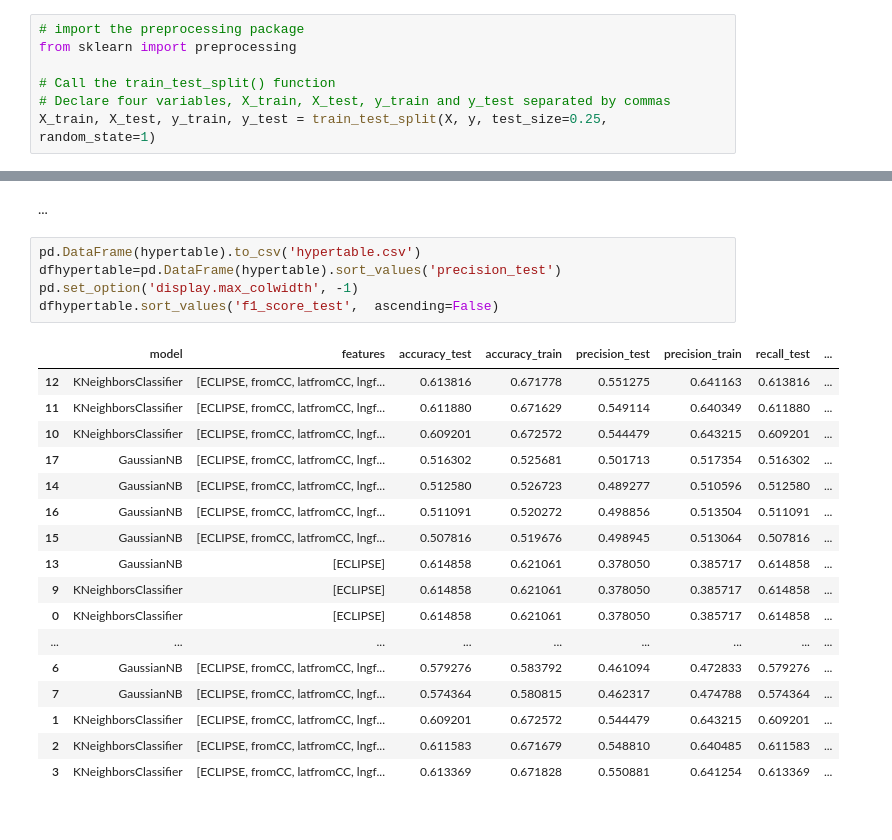
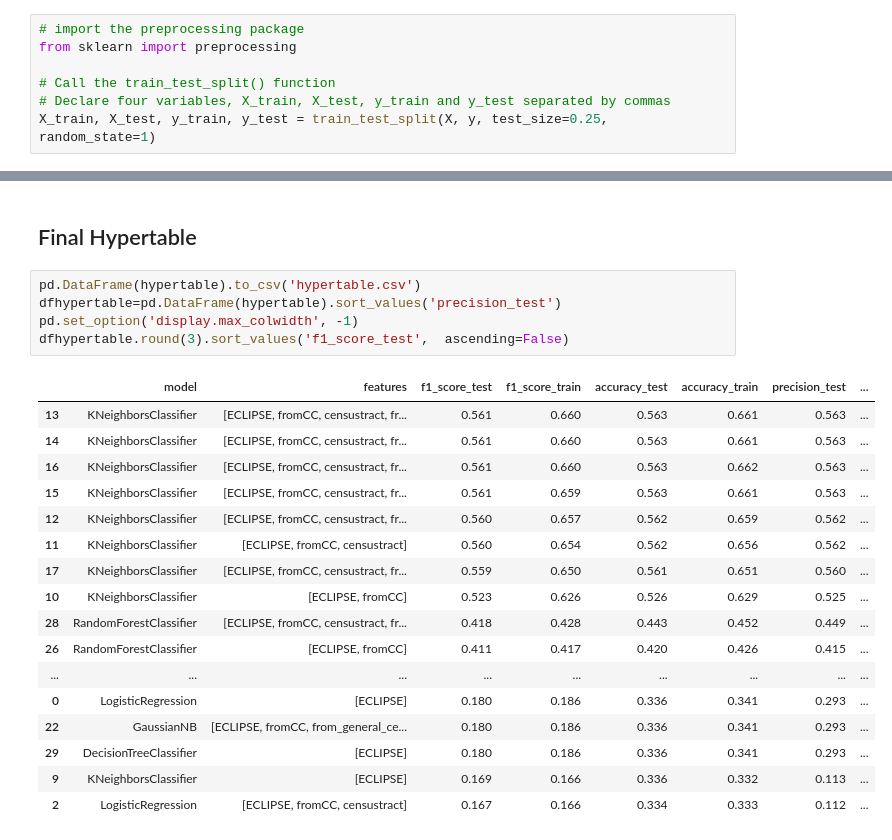
Before and after one commit to adreyzin/Philly_L_and_I_Appeals, a Jupyter notebook: City of Philadelphia Licenses and Inspections Appeals.ipynb, the cells around one changed output, grey strips where cells are left out. Drawn from its saved outputs; the diff is of its cells as text.

```diff
--- a/City of Philadelphia Licenses and Inspections Appeals.ipynb
+++ b/City of Philadelphia Licenses and Inspections Appeals.ipynb
@@ -1297,25 +1907,25 @@ Normalized confusion matrix
 # %% [markdown]
-...
+## Final Hypertable
 # %%
 pd.DataFrame(hypertable).to_csv('hypertable.csv')
 dfhypertable=pd.DataFrame(hypertable).sort_values('precision_test')
 pd.set_option('display.max_colwidth', -1)
-dfhypertable.sort_values('f1_score_test',  ascending=False)
+dfhypertable.round(3).sort_values('f1_score_test',  ascending=False)
 # %% [output]
-|  | model | features | accuracy_test | accuracy_train | precision_test | precision_train | recall_test | ... |
-| 12 | KNeighborsClassifier | [ECLIPSE, fromCC, latfromCC, lngf... | 0.613816 | 0.671778 | 0.551275 | 0.641163 | 0.613816 | ... |
-| 11 | KNeighborsClassifier | [ECLIPSE, fromCC, latfromCC, lngf... | 0.611880 | 0.671629 | 0.549114 | 0.640349 | 0.611880 | ... |
-| 10 | KNeighborsClassifier | [ECLIPSE, fromCC, latfromCC, lngf... | 0.609201 | 0.672572 | 0.544479 | 0.643215 | 0.609201 | ... |
-| 17 | GaussianNB | [ECLIPSE, fromCC, latfromCC, lngf... | 0.516302 | 0.525681 | 0.501713 | 0.517354 | 0.516302 | ... |
-| 14 | GaussianNB | [ECLIPSE, fromCC, latfromCC, lngf... | 0.512580 | 0.526723 | 0.489277 | 0.510596 | 0.512580 | ... |
-| 16 | GaussianNB | [ECLIPSE, fromCC, latfromCC, lngf... | 0.511091 | 0.520272 | 0.498856 | 0.513504 | 0.511091 | ... |
-| 15 | GaussianNB | [ECLIPSE, fromCC, latfromCC, lngf... | 0.507816 | 0.519676 | 0.498945 | 0.513064 | 0.507816 | ... |
-| 13 | GaussianNB | [ECLIPSE] | 0.614858 | 0.621061 | 0.378050 | 0.385717 | 0.614858 | ... |
-| 9 | KNeighborsClassifier | [ECLIPSE] | 0.614858 | 0.621061 | 0.378050 | 0.385717 | 0.614858 | ... |
-| 0 | KNeighborsClassifier | [ECLIPSE] | 0.614858 | 0.621061 | 0.378050 | 0.385717 | 0.614858 | ... |
+|  | model | features | f1_score_test | f1_score_train | accuracy_test | accuracy_train | precision_test | ... |
+| 13 | KNeighborsClassifier | [ECLIPSE, fromCC, censustract, fr... | 0.561 | 0.660 | 0.563 | 0.661 | 0.563 | ... |
+| 14 | KNeighborsClassifier | [ECLIPSE, fromCC, censustract, fr... | 0.561 | 0.660 | 0.563 | 0.661 | 0.563 | ... |
+| 16 | KNeighborsClassifier | [ECLIPSE, fromCC, censustract, fr... | 0.561 | 0.660 | 0.563 | 0.662 | 0.563 | ... |
+| 15 | KNeighborsClassifier | [ECLIPSE, fromCC, censustract, fr... | 0.561 | 0.659 | 0.563 | 0.661 | 0.563 | ... |
+| 12 | KNeighborsClassifier | [ECLIPSE, fromCC, censustract, fr... | 0.560 | 0.657 | 0.562 | 0.659 | 0.562 | ... |
+| 11 | KNeighborsClassifier | [ECLIPSE, fromCC, censustract] | 0.560 | 0.654 | 0.562 | 0.656 | 0.562 | ... |
+| 17 | KNeighborsClassifier | [ECLIPSE, fromCC, censustract, fr... | 0.559 | 0.650 | 0.561 | 0.651 | 0.560 | ... |
+| 10 | KNeighborsClassifier | [ECLIPSE, fromCC] | 0.523 | 0.626 | 0.526 | 0.629 | 0.525 | ... |
+| 28 | RandomForestClassifier | [ECLIPSE, fromCC, censustract, fr... | 0.418 | 0.428 | 0.443 | 0.452 | 0.449 | ... |
+| 26 | RandomForestClassifier | [ECLIPSE, fromCC] | 0.411 | 0.417 | 0.420 | 0.426 | 0.415 | ... |
 | ... | ... | ... | ... | ... | ... | ... | ... | ... |
-| 6 | GaussianNB | [ECLIPSE, fromCC, latfromCC, lngf... | 0.579276 | 0.583792 | 0.461094 | 0.472833 | 0.579276 | ... |
-| 7 | GaussianNB | [ECLIPSE, fromCC, latfromCC, lngf... | 0.574364 | 0.580815 | 0.462317 | 0.474788 | 0.574364 | ... |
-| 1 | KNeighborsClassifier | [ECLIPSE, fromCC, latfromCC, lngf... | 0.609201 | 0.672572 | 0.544479 | 0.643215 | 0.609201 | ... |
-| 2 | KNeighborsClassifier | [ECLIPSE, fromCC, latfromCC, lngf... | 0.611583 | 0.671679 | 0.548810 | 0.640485 | 0.611583 | ... |
-| 3 | KNeighborsClassifier | [ECLIPSE, fromCC, latfromCC, lngf... | 0.613369 | 0.671828 | 0.550881 | 0.641254 | 0.613369 | ... |
+| 0 | LogisticRegression | [ECLIPSE] | 0.180 | 0.186 | 0.336 | 0.341 | 0.293 | ... |
+| 22 | GaussianNB | [ECLIPSE, fromCC, from_general_ce... | 0.180 | 0.186 | 0.336 | 0.341 | 0.293 | ... |
+| 29 | DecisionTreeClassifier | [ECLIPSE] | 0.180 | 0.186 | 0.336 | 0.341 | 0.293 | ... |
+| 9 | KNeighborsClassifier | [ECLIPSE] | 0.169 | 0.166 | 0.336 | 0.332 | 0.113 | ... |
+| 2 | LogisticRegression | [ECLIPSE, fromCC, censustract] | 0.167 | 0.166 | 0.334 | 0.333 | 0.112 | ... |
```
Also changed, not shown: parts of 115 cells of this notebook, 2 other files.
